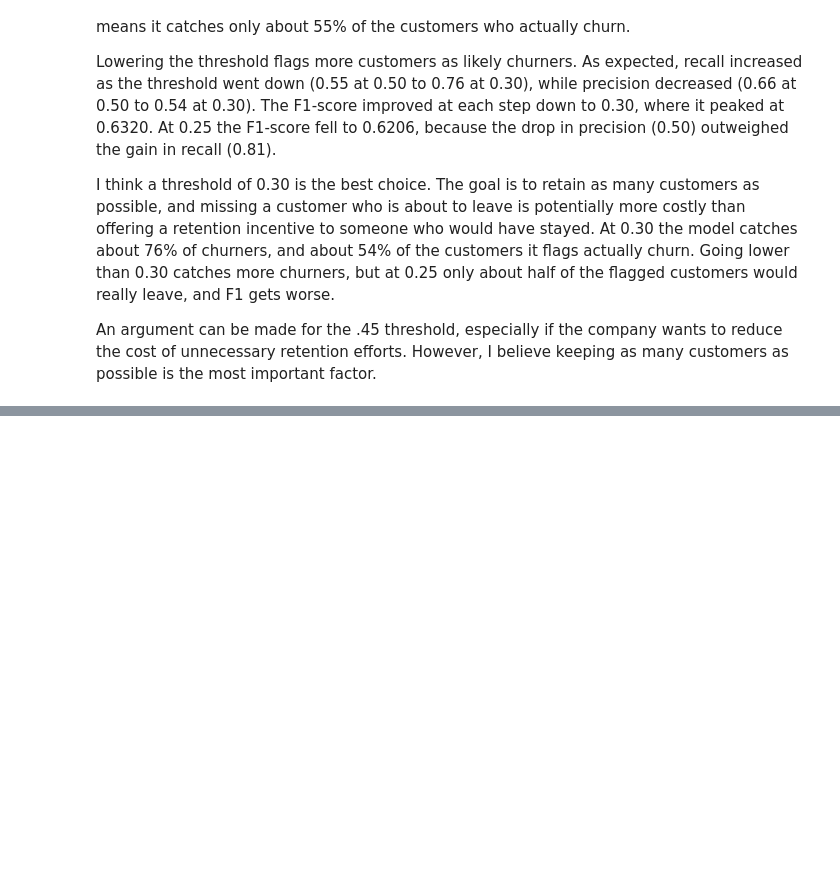
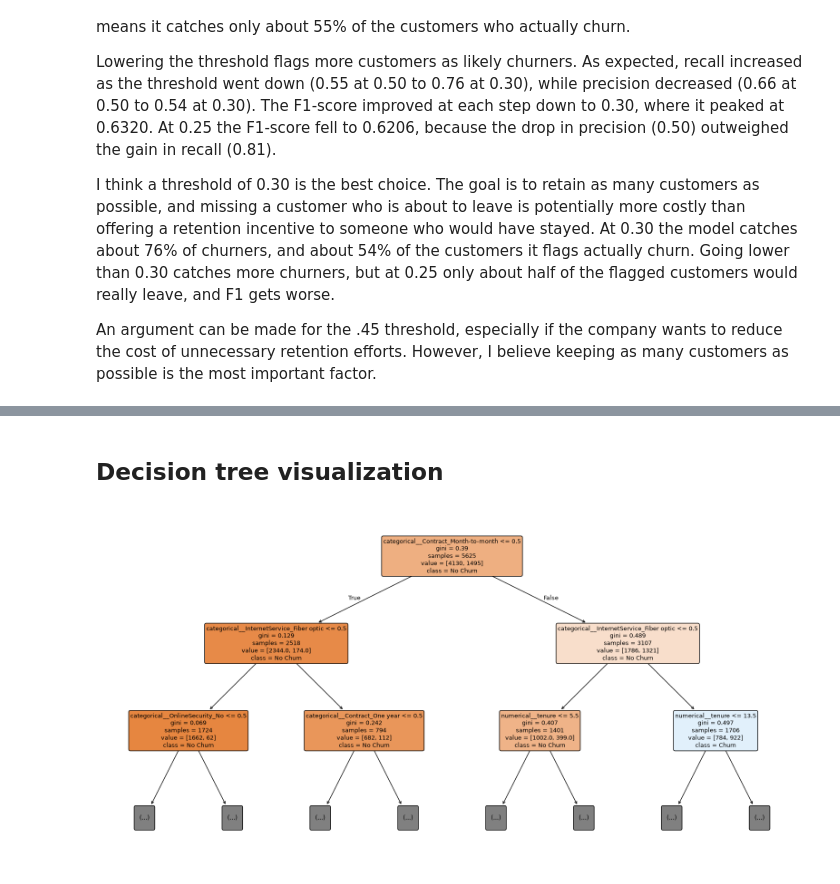
Before and after one commit to John-D93/telco-customer-churn, a Jupyter notebook: splittingdataandlogregtrainJohn.ipynb, the cells around one changed output, grey strips where cells are left out. Drawn from its saved outputs; the diff is of its cells as text; code cells hidden in the pictures; blank space fills up the shorter version.

Commit message:
Decision tree has been experimented with and trained. I believe the best hyperparameters have been chosen

```diff
--- a/splittingdataandlogregtrainJohn.ipynb
+++ b/splittingdataandlogregtrainJohn.ipynb
@@ -446,0 +836,23 @@ An argument can be made for the .45 threshold, especially if the company wants t
+# %% [markdown]
+## Decision tree visualization
+# %%
+from sklearn.tree import plot_tree
+import matplotlib.pyplot as plt
+
+# Visualize the Decision Tree that we already trained.
+# Display only the first three levels to keep the diagram readable.
+plt.figure(figsize=(20, 10))
+
+plot_tree(
+    feature_tree_pipeline.named_steps['model'],
+    feature_names=feature_names,
+    class_names=['No Churn', 'Churn'],
+    filled=True,
+    rounded=True,
+    max_depth=2,
+    fontsize=9
+)
+
+plt.show()
+# %% [output]
+[figure, added]
```
Also changed, not shown: parts of 17 cells of this notebook, 1 other file.
